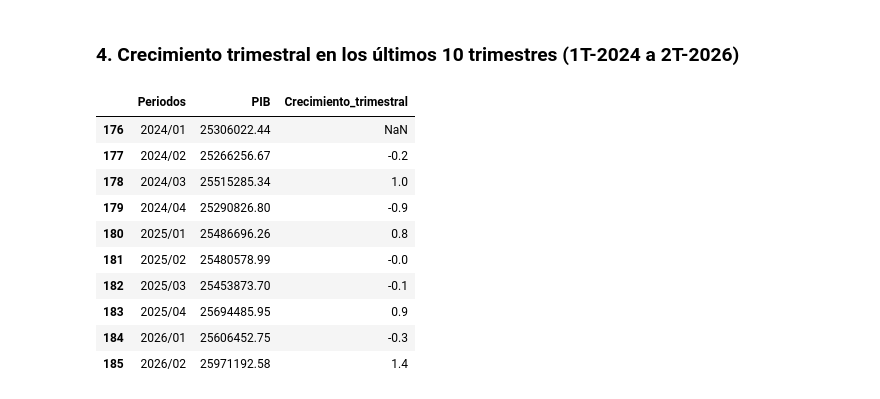
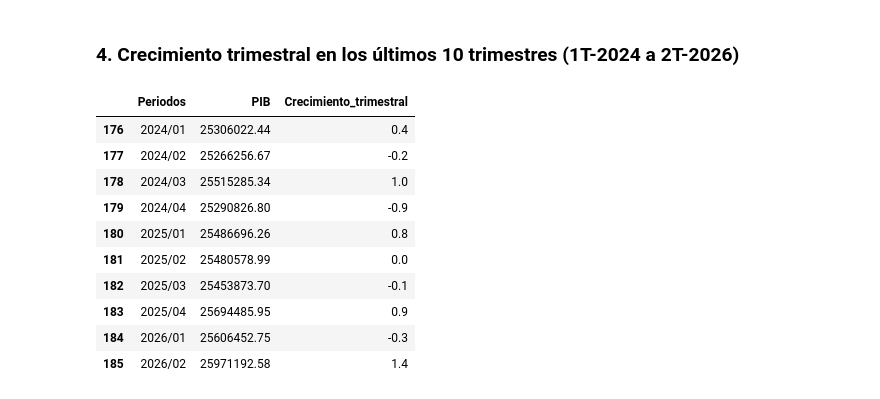
Before and after one commit to Jose-Castanedas/pib_mexico, a Jupyter notebook: notebooks/analisis_pib.ipynb, the cells around one changed output. Saved outputs shown, nothing was run; the diff lists cells and outputs as text; code cells hidden in the pictures.

```diff
--- a/notebooks/analisis_pib.ipynb
+++ b/notebooks/analisis_pib.ipynb
@@ -465,27 +465,31 @@ En el segundo trimestre de 2026, el PIB desestacionalizado registra un crecimien
 # %% [markdown]
 ### **4. Crecimiento trimestral en los últimos 10 trimestres (1T-2024 a 2T-2026)**
 # %%
-# Crecimiento en los últimos 10 trimestres (1T-2024 a 2T-2026)
+# Crecimiento de los último 10 trimestres (1T-2024 a 2T-2026)
 
-# 1. Filtrar para obtener los últimos 10 trimestres
+# 1. Calcular el crecimiento trimestral en la columna "Crecimiento_trimestral" para toda la serie
+
+pib_desest['Crecimiento_trimestral'] = pib_desest['PIB'].pct_change() * 100
+
+# 2. Filtrar para obtener los últimos 10 trimestres
 
 trimestres = pib_desest[pib_desest['Periodos'].str.startswith(("2024", "2025", "2026"))]
 
-# 2. Calcular el crecimiento trimestral en la columna "Crecimiento_trimestral"
+# 3. Redondear y eliminar el signo negativo del cero
 
-trimestres['Crecimiento_trimestral'] = (trimestres['PIB'].pct_change() * 100).round(1)
+trimestres['Crecimiento_trimestral'] = trimestres['Crecimiento_trimestral'].round(1) + 0.0
 
-# 3. Mostrar los resultados
+# 4. Mostrar los resultados
 
 trimestres[['Periodos', 'PIB', 'Crecimiento_trimestral']]
 # %% [output]
 |  | Periodos | PIB | Crecimiento_trimestral |
-| 176 | 2024/01 | 25306022.44 | NaN |
+| 176 | 2024/01 | 25306022.44 | 0.4 |
 | 177 | 2024/02 | 25266256.67 | -0.2 |
 | 178 | 2024/03 | 25515285.34 | 1.0 |
 | 179 | 2024/04 | 25290826.80 | -0.9 |
 | 180 | 2025/01 | 25486696.26 | 0.8 |
-| 181 | 2025/02 | 25480578.99 | -0.0 |
+| 181 | 2025/02 | 25480578.99 | 0.0 |
 | 182 | 2025/03 | 25453873.70 | -0.1 |
 | 183 | 2025/04 | 25694485.95 | 0.9 |
 | 184 | 2026/01 | 25606452.75 | -0.3 |
```
Also changed, not shown: parts of 1 cell of this notebook, 1 other file.
